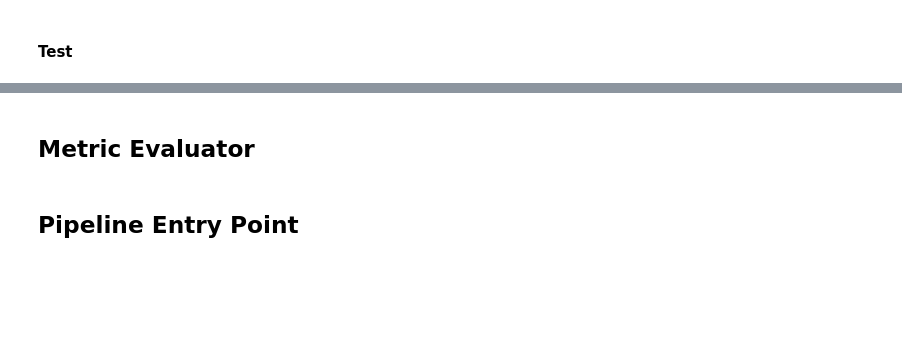
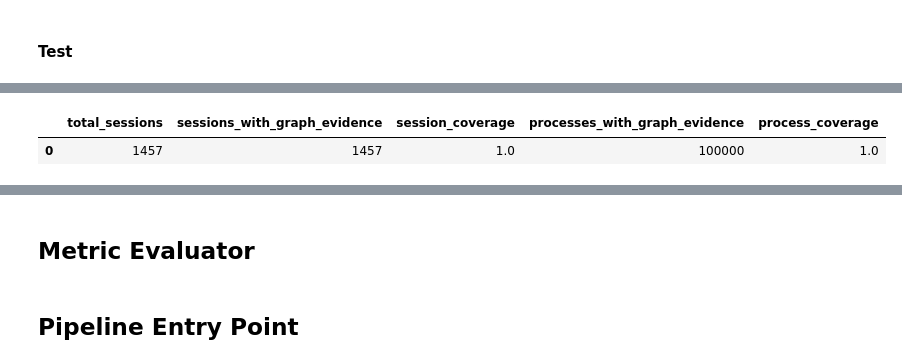
Before and after one commit to MekaelWasti/Cyber-Telemetry, a Jupyter notebook: Notebooks/Graph Triage Baseline v0.ipynb, the cells around one changed output, grey strips where cells are left out. Drawn from its saved outputs; the diff is of its cells as text; code cells hidden in the pictures; blank space fills up the shorter version.

```diff
--- a/Notebooks/Graph Triage Baseline v0.ipynb
+++ b/Notebooks/Graph Triage Baseline v0.ipynb
@@ -667,0 +693,35 @@ graph_data['process'].x.shape, graph_data['file'].x.shape, graph_data['process',
+# %%
+parent_ei = graph_data[
+    "process", "parent_of", "process"
+].edge_index
+
+touches_ei = graph_data[
+    "process", "executes", "executable"
+].edge_index
+
+incident_processes = torch.unique(torch.cat([
+    parent_ei.reshape(-1),
+    touches_ei[0],
+]))
+
+covered_session_ids = torch.unique(
+    graph_data["process"].session_id[incident_processes]
+)
+
+session_coverage = pd.DataFrame([{
+    "total_sessions": len(session_table),
+    "sessions_with_graph_evidence": len(covered_session_ids),
+    "session_coverage": (
+        len(covered_session_ids) / len(session_table)
+    ),
+    "processes_with_graph_evidence": len(incident_processes),
+    "process_coverage": (
+        len(incident_processes)
+        / graph_data["process"].num_nodes
+    ),
+}])
+
+session_coverage
+# %% [output]
+|  | total_sessions | sessions_with_graph_evidence | session_coverage | processes_with_graph_evidence | process_coverage |
+| 0 | 1457 | 1457 | 1.0 | 100000 | 1.0 |
```
Also changed, not shown: parts of 8 cells of this notebook.
